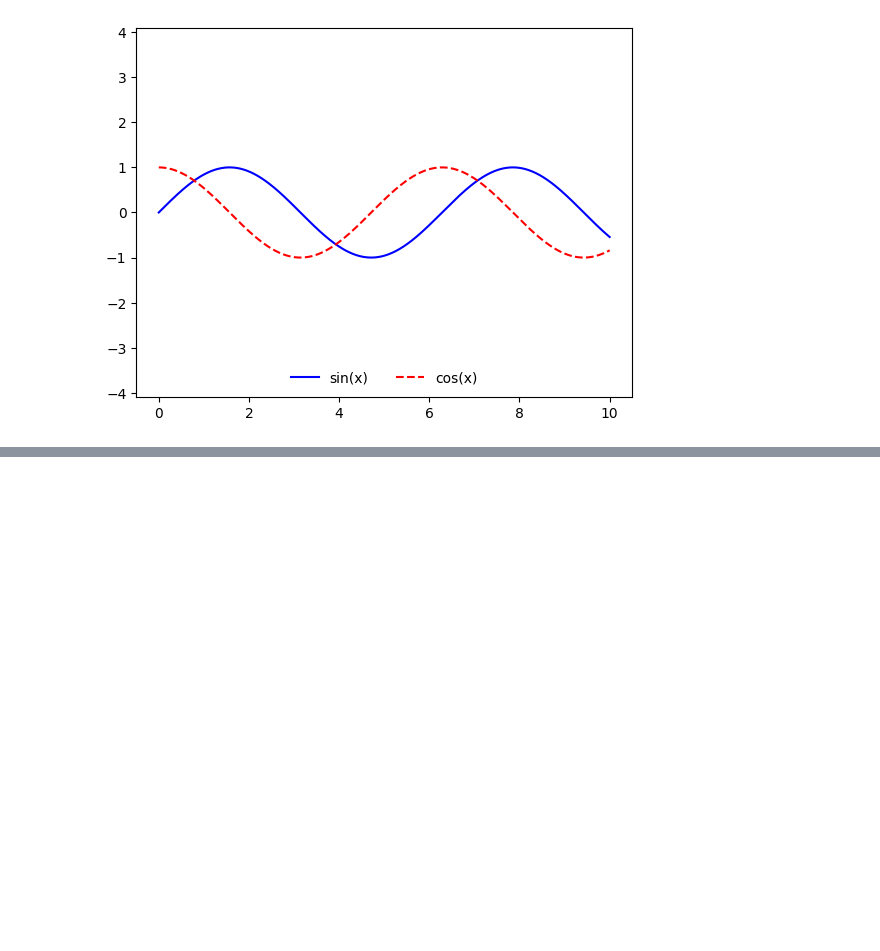
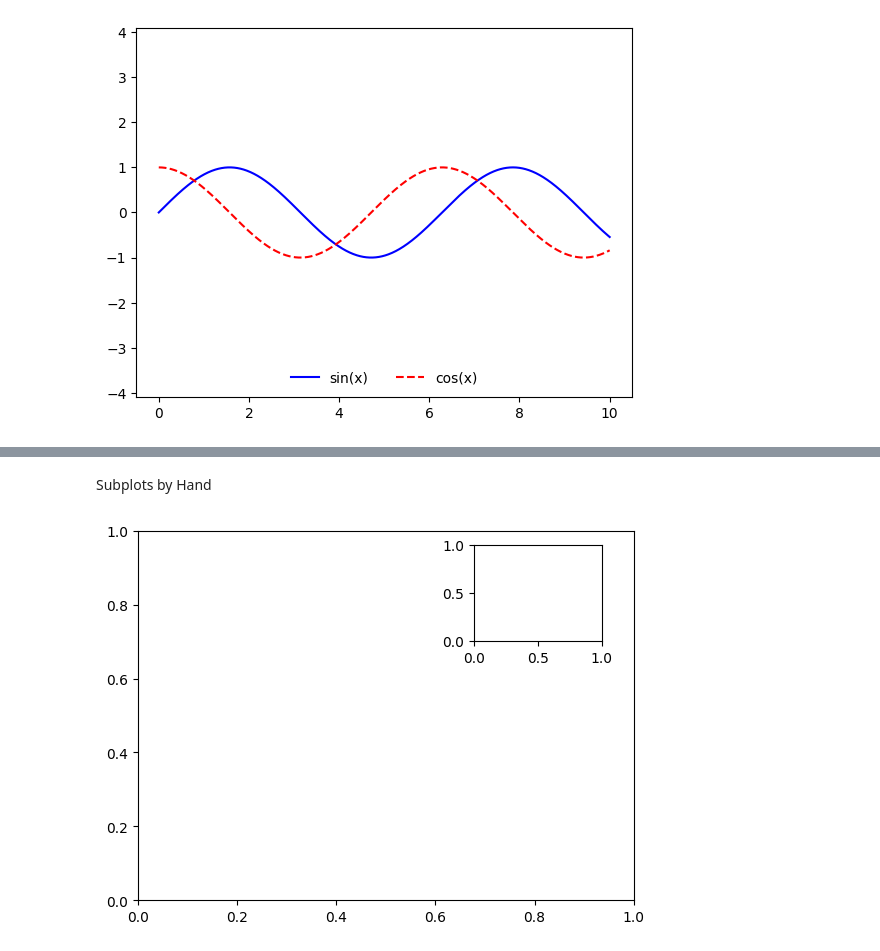
Before and after one commit to tottipensotti/data-analysis-examples, a Jupyter notebook: random_notebook.ipynb, the cells around one changed output, grey strips where cells are left out. Saved outputs shown, nothing was run; the diff lists cells and outputs as text; code cells hidden in the pictures; blank space fills up the shorter version.

```diff
--- a/random_notebook.ipynb
+++ b/random_notebook.ipynb
@@ -317,0 +286,7 @@ view_colormap('jet')
+# %% [markdown]
+Subplots by Hand
+# %%
+ax1 = plt.axes()
+ax2 = plt.axes([0.65, 0.65, 0.2, 0.2])
+# %% [output]
+[figure, added]
```
Also changed, not shown: parts of 32 cells of this notebook, 1 other file.
